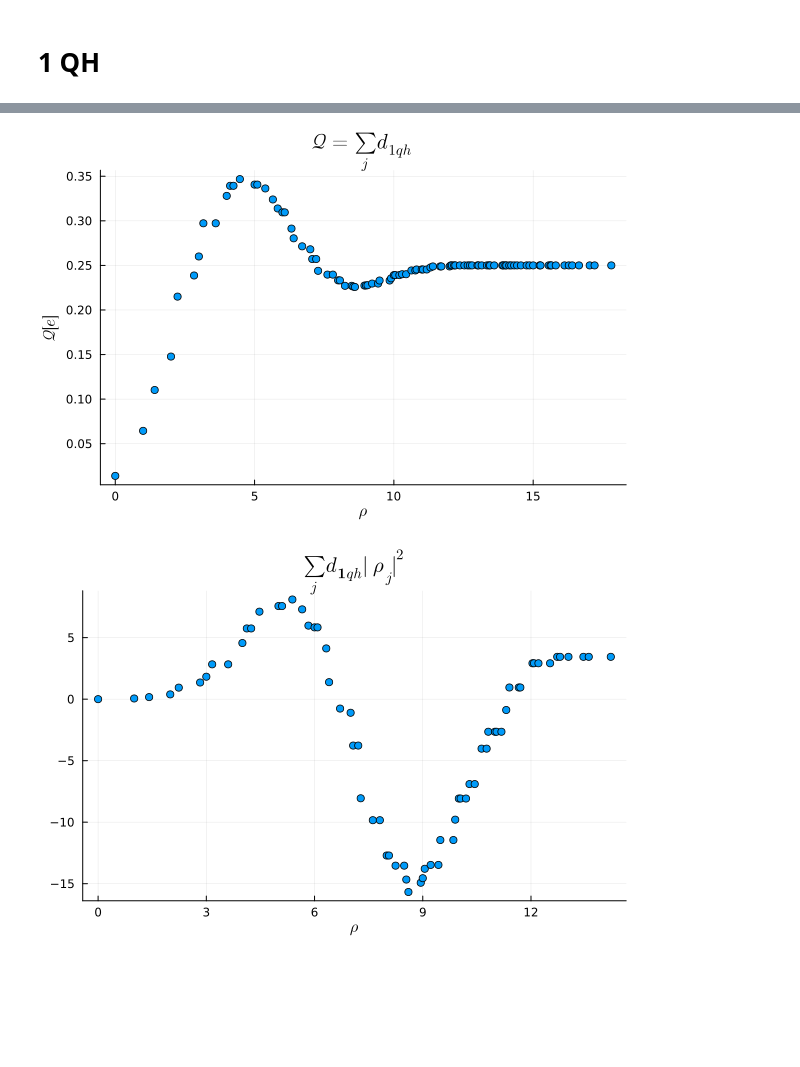
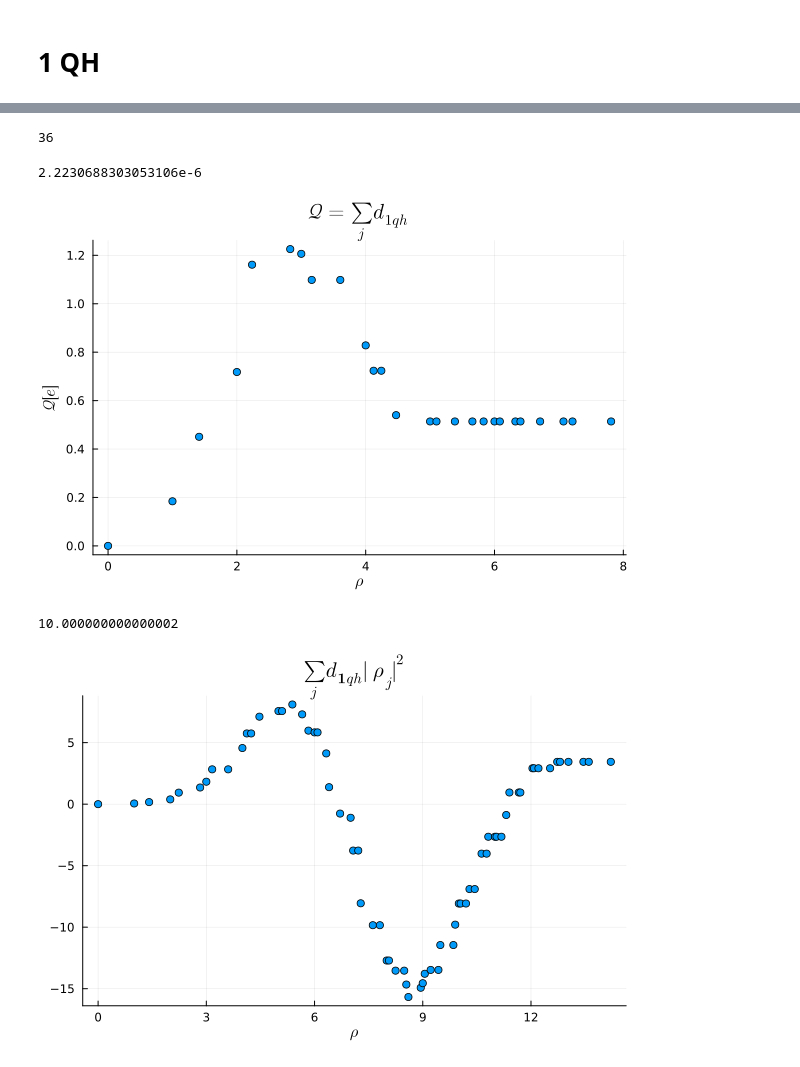
Before and after one commit to Umut-Can-Physics/Kagome-Lattice, a Jupyter notebook: My Numerical Calculations/Many-Body/Hofstadter/Braiding_Phase_by_depletion_profile.ipynb, the cells around one changed output, grey strips where cells are left out. Drawn from its saved outputs; the diff is of its cells as text; code cells hidden in the pictures; blank space fills up the shorter version.

```diff
--- a/My Numerical Calculations/Many-Body/Hofstadter/Braiding_Phase_by_depletion_profile.ipynb
+++ b/My Numerical Calculations/Many-Body/Hofstadter/Braiding_Phase_by_depletion_profile.ipynb
@@ -48,7 +93,6 @@ plot_square_lattice(Nx, Ny)
 # %%
-# 18x18, PN=4 (135)
 x = 0.1
-ref_site = 35
+ref_site = 45
 V0 = [V_Strength,x*V_Strength,x*V_Strength,x*V_Strength,x*V_Strength]
 Imp_Site = [ref_site,ref_site-1,ref_site+1,ref_site+Nx,ref_site-Nx]
 N_Pin = 2
@@ -103,5 +187,5 @@ dens_2 = avg_density'[1:end-1,:]
 # %%
-Ny=7
+Ny=Ny-1 # change Ny to control flux otherwise reference site will shifted
 N=Nx*Ny
 NPhi = Int( Nx * Ny * (p/q) )
 cut_off = NPhi
@@ -128,6 +212,6 @@ savefig(scatter(ϵ[1:Degeneracy+1]),"Zoom_In_Energies_Npin_$(N_Pin).png")
 # %% [output]
 "/home/can/Fractional_Statistics/Kagome-Lattice/My Numerical Calculations/Many-Body/Hofstadter/Zoom_In_Energies_Npin_1.png"
 # %%
-ref_par_density = get_ref_prtcl_density(par_num,p,q,NPhi,N_Pin)
+ref_par_density_1_qh = get_ref_prtcl_density(par_num,p,q,NPhi,N_Pin)
 println("Summation(1qh):",sum(ref_par_density .- avg_density))
 # %% [output]
@@ -201,0 +436,4 @@ Any[0.0, 1.0, 1.4142135623730951, 2.0, 2.23606797749979, 2.8284271247461903, 3.0
+# %%
+ref_site
+# %% [output]
+36
@@ -202,8 +442,16 @@ Any[0.0, 1.0, 1.4142135623730951, 2.0, 2.23606797749979, 2.8284271247461903, 3.0
+# %%
+avg_density[(Coords[36].+1)...]
+# %% [output]
+2.2230688303053106e-6
 # %%
-radius_list_1_qh, d_1_qh_list = fractional_charge(Nx, Ny, ref_site)
+radius_list_1_qh, d_1_qh_list = fractional_charge_rho_square(Nx, Ny, ref_site, avg_density, ref_par_density_1_qh)
 scatter(radius_list_1_qh, d_1_qh_list, xlabel=L"\rho", ylabel=L"\mathcal{Q}[e]", title=L"\mathcal{Q} = \sum_j d_{1qh}",legend=:false)
 # %% [output]
-[figure, old version]
+[figure, new version]
+# %%
+distance_func(Coords, Coords[26], Coords[37])^2
+# %% [output]
+10.000000000000002
 # %%
 # NOT ET: D değişikliği!
 # radius_list_1_qh, d_1_qh_list = fractional_charge(Nx, Ny, ref_site)
```
Also changed, not shown: parts of 50 cells of this notebook, 42 other files.
